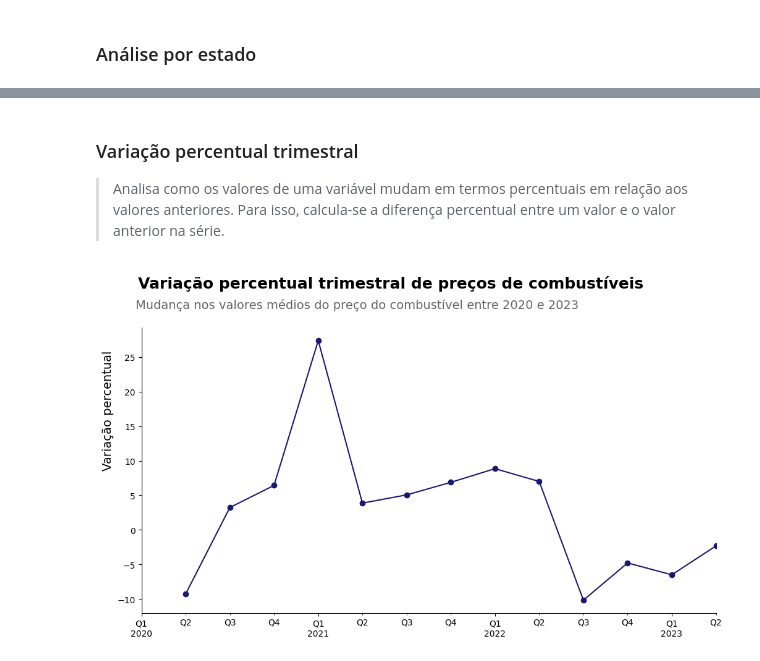
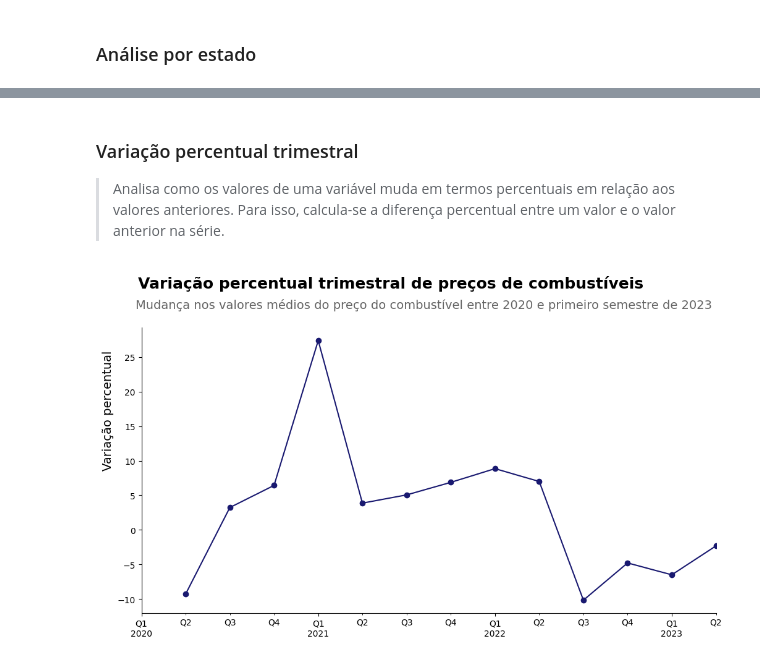
Before and after one commit to LilianeAquino/projeto_estatistica_coders_2023, a Jupyter notebook: projeto_estatistica_coders.ipynb, the cells around one changed output, grey strips where cells are left out. Cells and saved outputs as stored; diff of their text form; code cells hidden in the pictures.

```diff
--- a/projeto_estatistica_coders.ipynb
+++ b/projeto_estatistica_coders.ipynb
@@ -285,20 +305,20 @@ plt.show()
 # %% [markdown]
 ### Variação percentual trimestral
 
-> Analisa como os valores de uma variável mudam em termos percentuais em relação aos valores anteriores. Para isso, calcula-se a diferença percentual entre um valor e o valor anterior na série.
+> Analisa como os valores de uma variável muda em termos percentuais em relação aos valores anteriores. Para isso, calcula-se a diferença percentual entre um valor e o valor anterior na série.
 # %%
 suptitle = 'Variação percentual trimestral de preços de combustíveis'
-title = 'Mudança nos valores médios do preço do combustível entre 2020 e 2023'
+title = 'Mudança nos valores médios do preço do combustível entre 2020 e primeiro semestre de 2023'
 
 dados_agrupados = df.groupby(pd.Grouper(key='data_coleta', freq='Q')).agg({'valor_venda': 'mean'})[:-2]
 dados_agrupados['variacao_percentual'] = dados_agrupados['valor_venda'].pct_change() * 100
 dados_agrupados.drop(['valor_venda'], axis=1).plot.line(figsize=(12, 6), rot=False, color='#191970', marker='o', legend=False).spines[['top', 'right']].set_visible(False)
 
 plt.suptitle(suptitle, fontsize=18, y=1.02, horizontalalignment='left', x=0.12, color='black', weight='bold')
 plt.title(title, fontsize=14, color='#646464', y=1.05, loc='left', x=-0.01)
 plt.xlabel(None)
 plt.ylabel('Variação percentual', fontsize=14, horizontalalignment='left', y=0.50)
 plt.grid(False)
 plt.show()
 # %% [output]
-[figure, old version]
+[figure, new version]
```
Also changed, not shown: parts of 43 cells of this notebook, 1 other file.
